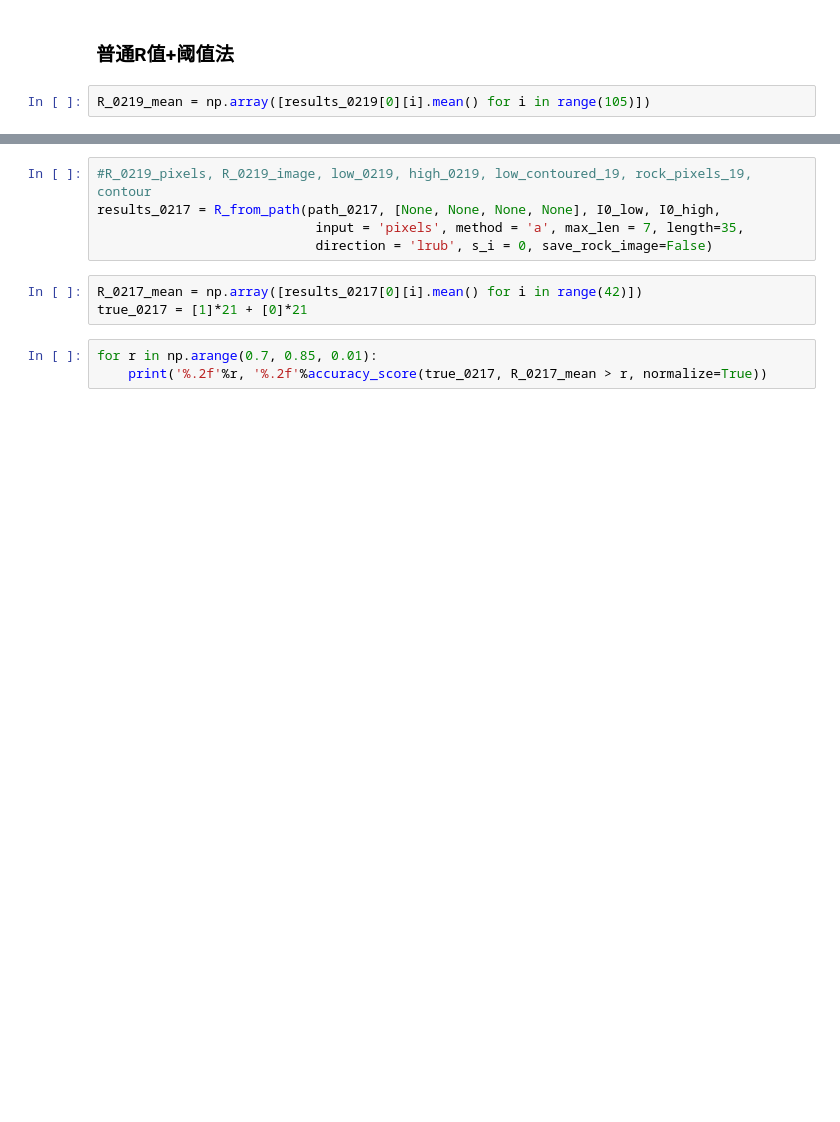
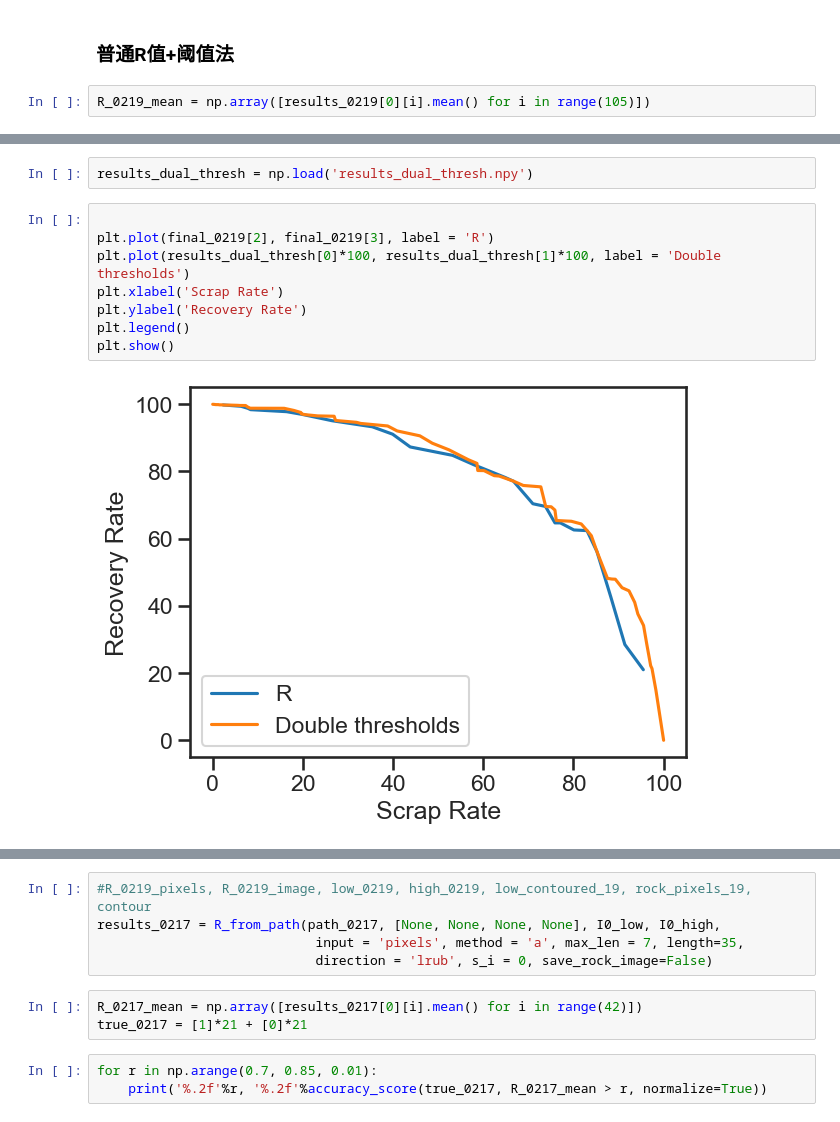
Before and after one commit to yaojian95/jt_ore_sorting, a Jupyter notebook: R_trying.ipynb, the cells around one changed output, grey strips where cells are left out. Saved outputs shown, nothing was run; the diff lists cells and outputs as text; blank space fills up the shorter version.

```diff
--- a/R_trying.ipynb
+++ b/R_trying.ipynb
@@ -446,0 +498,12 @@ def get_and_plot_rates(R_mean, range, true, condition, title, count_Fe = False):
+# %%
+results_dual_thresh = np.load('results_dual_thresh.npy')
+# %%
+
+plt.plot(final_0219[2], final_0219[3], label = 'R')
+plt.plot(results_dual_thresh[0]*100, results_dual_thresh[1]*100, label = 'Double thresholds')
+plt.xlabel('Scrap Rate')
+plt.ylabel('Recovery Rate')
+plt.legend()
+plt.show()
+# %% [output]
+[figure, added]
```
Also changed, not shown: parts of 21 cells of this notebook, 2 other files.
